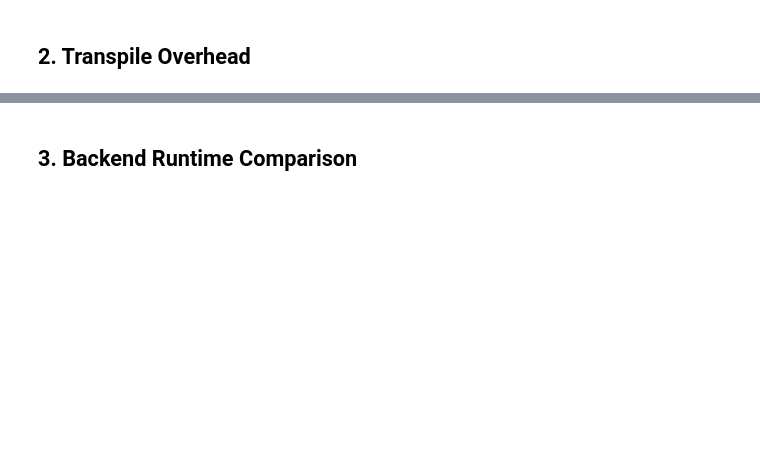
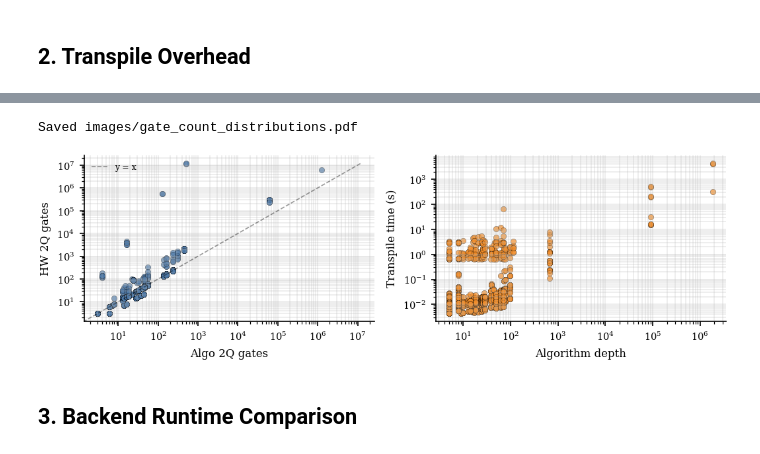
Before and after one commit to srikarchundury/MQBac, a Jupyter notebook: 1_analyze.ipynb, the cells around one changed output, grey strips where cells are left out. Cells and saved outputs as stored; diff of their text form; code cells hidden in the pictures; blank space fills up the shorter version.

```diff
--- a/1_analyze.ipynb
+++ b/1_analyze.ipynb
@@ -150,28 +171,38 @@ print("[skipped] transpile_boxplots (not used in paper)")
 # %%
-# ── Commented out: not used in paper (Apr 2026). Kept for reference. ──
-# fig, axes = plt.subplots(1, 2, figsize=(14, 5))
-# ax = axes[0]
-# g2q = hw.dropna(subset=["algo_num_2q_gates", "hw_circ_num_2q_gates"])
-# ax.scatter(g2q["algo_num_2q_gates"], g2q["hw_circ_num_2q_gates"],
-#            c=C[0], s=40, alpha=0.7, edgecolors="black", linewidths=0.3)
-# mx = max(g2q["algo_num_2q_gates"].max(), g2q["hw_circ_num_2q_gates"].max()) * 1.05
-# ax.plot([0, mx], [0, mx], "k--", alpha=0.4)
-# ax.set_xlabel("Algo 2Q gates", fontsize=11)
-# ax.set_ylabel("HW 2Q gates", fontsize=11)
-# ax.set_title("2-Qubit Gate Inflation", fontsize=12)
-# ax.grid(True, alpha=0.3)
-# ax = axes[1]
-# tp = hw.dropna(subset=["algo_depth", "exec_transpile_time"])
-# ax.scatter(tp["algo_depth"], tp["exec_transpile_time"],
-#            c=C[1], s=40, alpha=0.7, edgecolors="black", linewidths=0.3)
-# ax.set_xlabel("Algorithm depth", fontsize=11)
-# ax.set_ylabel("Transpile time (s)", fontsize=11)
-# ax.set_title("Transpile Cost vs Circuit Depth", fontsize=12)
-# ax.grid(True, alpha=0.3)
-# plt.tight_layout()
-# fig.savefig(IMG / "gate_count_distributions.pdf")
-# plt.show()
-print("[skipped] gate_count_distributions (not used in paper)")
+# 2Q-gate inflation + transpile-cost scaling — twin motivation panel.
+fig, axes = plt.subplots(1, 2, figsize=(COL2_W, COL2_W * 0.32))
+
+# (a) Algo 2Q gates vs HW 2Q gates
+ax = axes[0]
+g2q = hw.dropna(subset=["algo_num_2q_gates", "hw_circ_num_2q_gates"])
+ax.scatter(g2q["algo_num_2q_gates"], g2q["hw_circ_num_2q_gates"],
+           c=C[0], s=16, alpha=0.7, edgecolors="black", linewidths=0.2)
+mx = max(g2q["algo_num_2q_gates"].max(),
+         g2q["hw_circ_num_2q_gates"].max()) * 1.05
+ax.plot([0, mx], [0, mx], "k--", alpha=0.4, lw=0.8, label="y = x")
+ax.set_xscale("log"); ax.set_yscale("log")
+ax.set_xlabel("Algo 2Q gates")
+ax.set_ylabel("HW 2Q gates")
+ax.grid(True, which="both", alpha=0.25)
+ax.legend(frameon=False, fontsize=6, loc="upper left")
+
+# (b) Transpile time vs algorithm depth
+ax = axes[1]
+tp = hw.dropna(subset=["algo_depth", "exec_transpile_time"])
+ax.scatter(tp["algo_depth"], tp["exec_transpile_time"],
+           c=C[1], s=16, alpha=0.7, edgecolors="black", linewidths=0.2)
+ax.set_xscale("log"); ax.set_yscale("log")
+ax.set_xlabel("Algorithm depth")
+ax.set_ylabel("Transpile time (s)")
+ax.grid(True, which="both", alpha=0.25)
+
+plt.tight_layout()
+fig.savefig(IMG / "gate_count_distributions.pdf")
+print(f"Saved {IMG / 'gate_count_distributions.pdf'}")
+plt.show()
+# %% [output]
+Saved images/gate_count_distributions.pdf
+[figure, added]
 # %% [markdown]
 ## 3. Backend Runtime Comparison
 # %%
```
Also changed, not shown: parts of 9 cells of this notebook, 12 other files.
